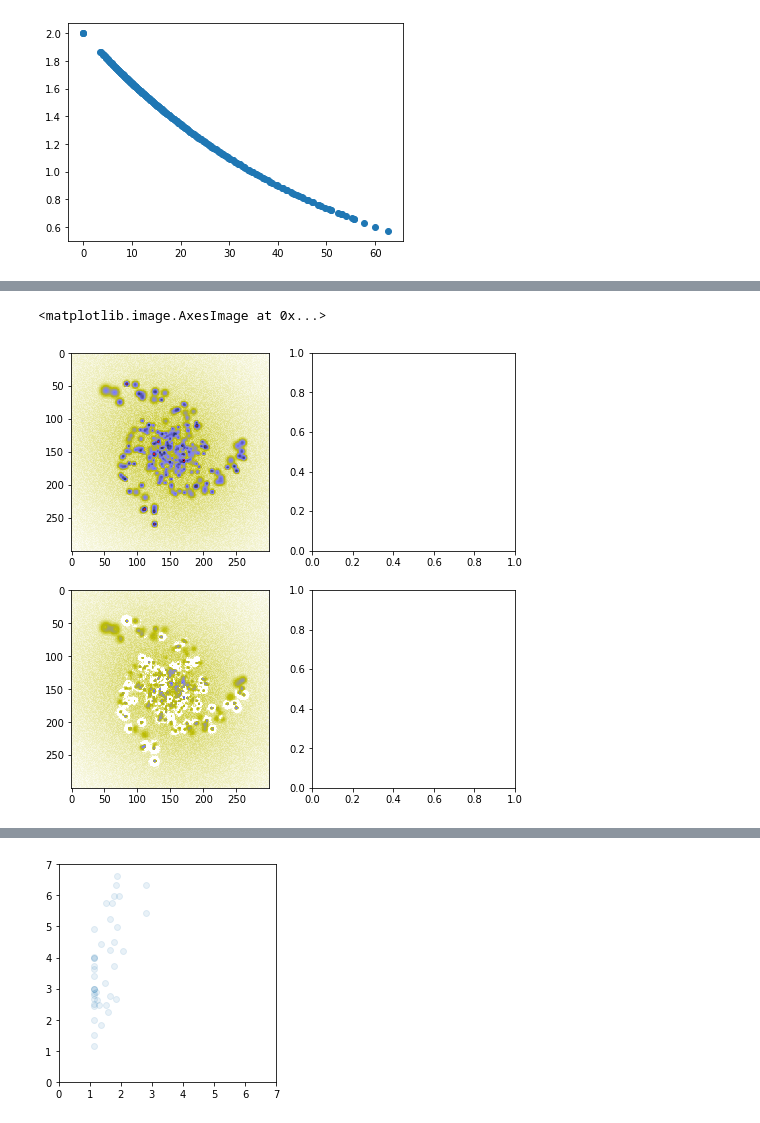
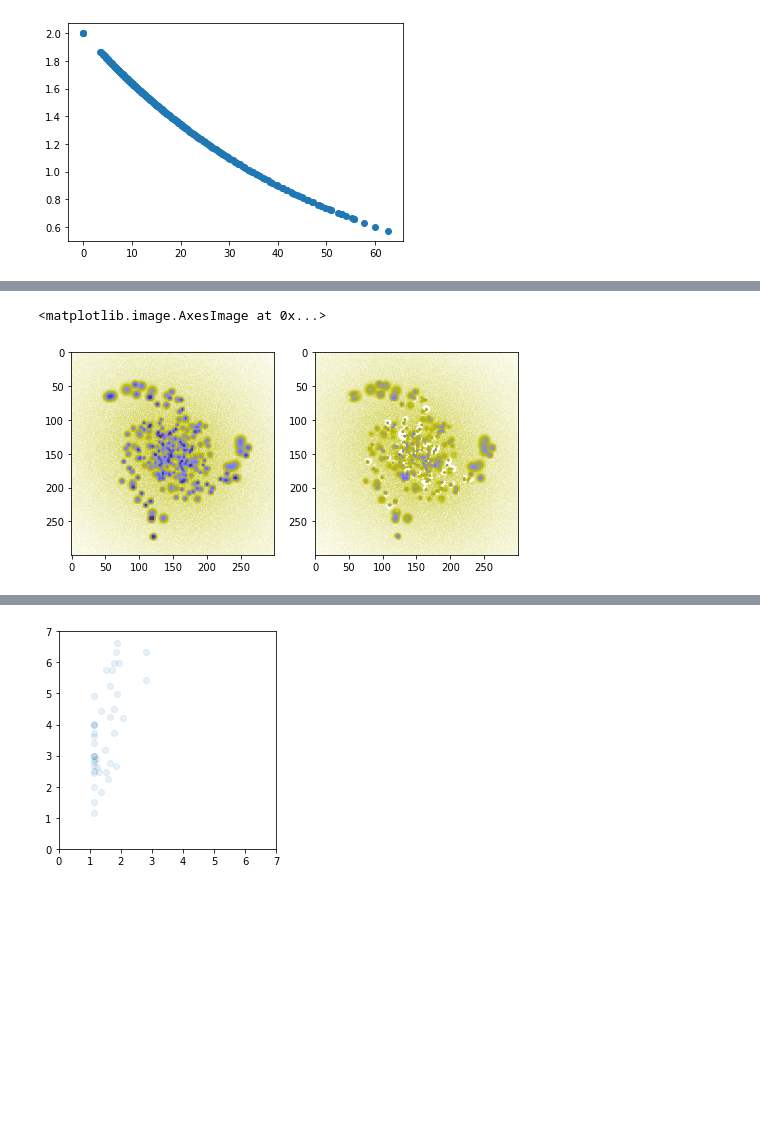
Before and after one commit to sfsanchez72/pyHIIExplorer, a Jupyter notebook: notebooks/sim_spiral.ipynb, the cells around one changed output, grey strips where cells are left out. Saved outputs shown, nothing was run; the diff lists cells and outputs as text; code cells hidden in the pictures; blank space fills up the shorter version.

```diff
--- a/notebooks/sim_spiral.ipynb
+++ b/notebooks/sim_spiral.ipynb
@@ -420,16 +420,16 @@ diff_map_final,diff_points,diff_Flux=HIIblob(img_Ha,img_cont, 1/spax_scale, MUSE
 # %%
 Ha_image_clean = img_Ha - image_HII
 cmap = 'gist_stern_r'
-fig, ax = plt.subplots(2,2,figsize=(8,8))
-im_Ha_MUSE=ax[0][0].imshow(img_Ha, interpolation='none',\
+fig, ax = plt.subplots(1,2,figsize=(8,4))
+im_Ha_MUSE=ax[0].imshow(img_Ha, interpolation='none',\
                                      cmap=cmap, label=r'H$\alpha$',\
                                      norm=colors.PowerNorm(gamma=0.5))
 clim=im_Ha_MUSE.properties()['clim']
-ax[1][0].imshow(Ha_image_clean, interpolation='none',cmap=cmap,\
+ax[1].imshow(Ha_image_clean, interpolation='none',cmap=cmap,\
              norm=colors.PowerNorm(gamma=0.5),clim=clim)
 # %% [output]
 <matplotlib.image.AxesImage at 0x...>
-[figure, old version]
+[figure, new version]
 # %%
 #plt.scatter(blobs_F_Ha,blobs_final[:,2])
 #blobs_F_Ha
```
Also changed, not shown: parts of 10 cells of this notebook, 1 other file.
